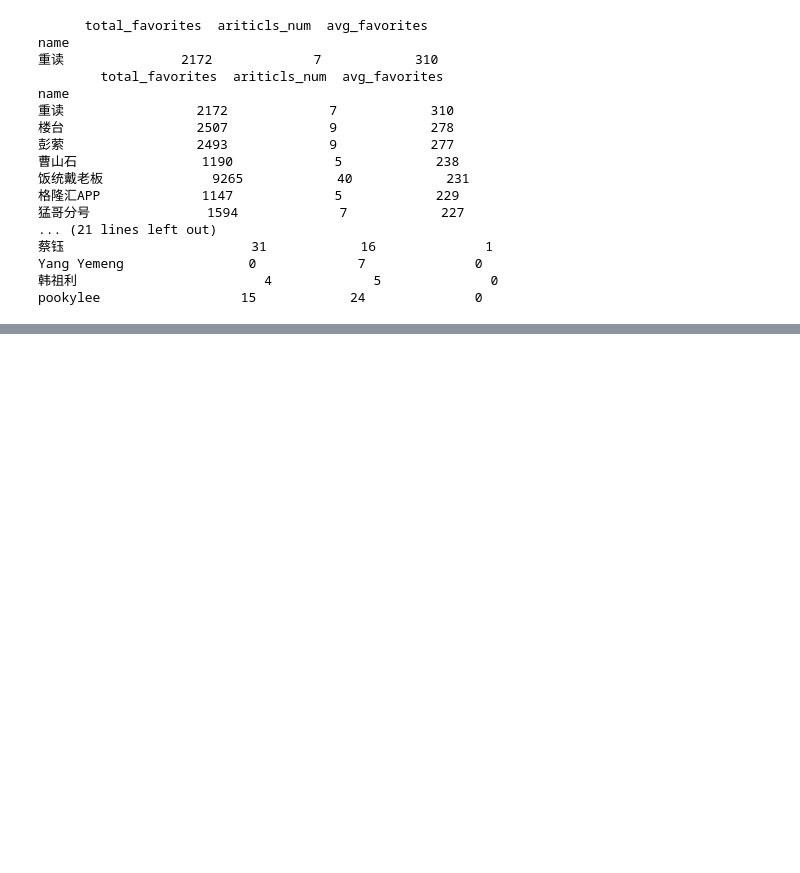
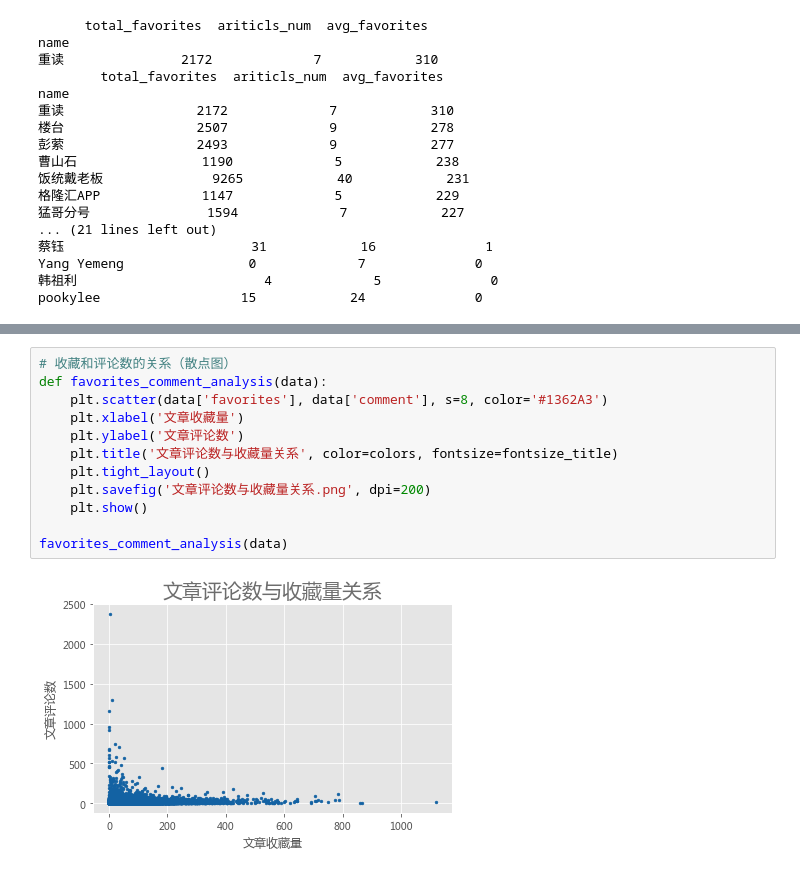
Before and after one commit to F-WJ/practice_project, a Jupyter notebook: huxiu_pyspider/data_analysis.ipynb, the cells around one changed output, grey strips where cells are left out. Saved outputs shown, nothing was run; the diff lists cells and outputs as text; blank space fills up the shorter version.

```diff
--- a/huxiu_pyspider/data_analysis.ipynb
+++ b/huxiu_pyspider/data_analysis.ipynb
@@ -234,0 +255,14 @@ pookylee                  15            24              0
+# %%
+# 收藏和评论数的关系（散点图）
+def favorites_comment_analysis(data):
+    plt.scatter(data['favorites'], data['comment'], s=8, color='#1362A3')
+    plt.xlabel('文章收藏量')
+    plt.ylabel('文章评论数')
+    plt.title('文章评论数与收藏量关系', color=colors, fontsize=fontsize_title)
+    plt.tight_layout()
+    plt.savefig('文章评论数与收藏量关系.png', dpi=200)
+    plt.show()
+
+favorites_comment_analysis(data)
+# %% [output]
+[figure, added]
```
Also changed, not shown: parts of 7 cells of this notebook, 17 other files.
